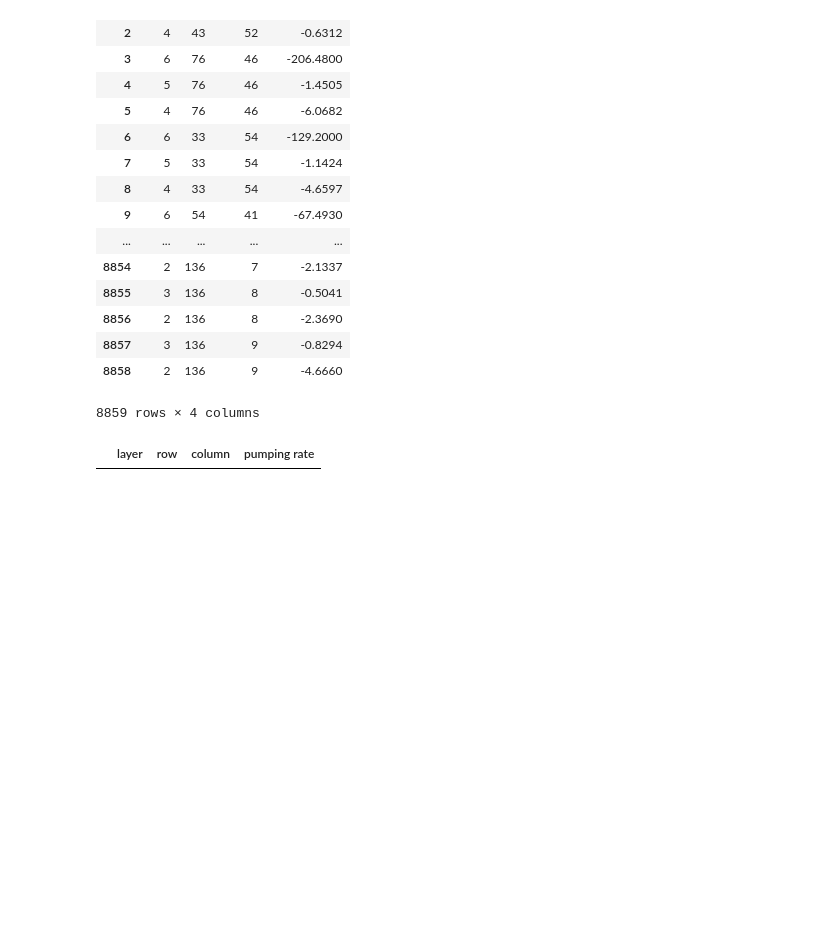
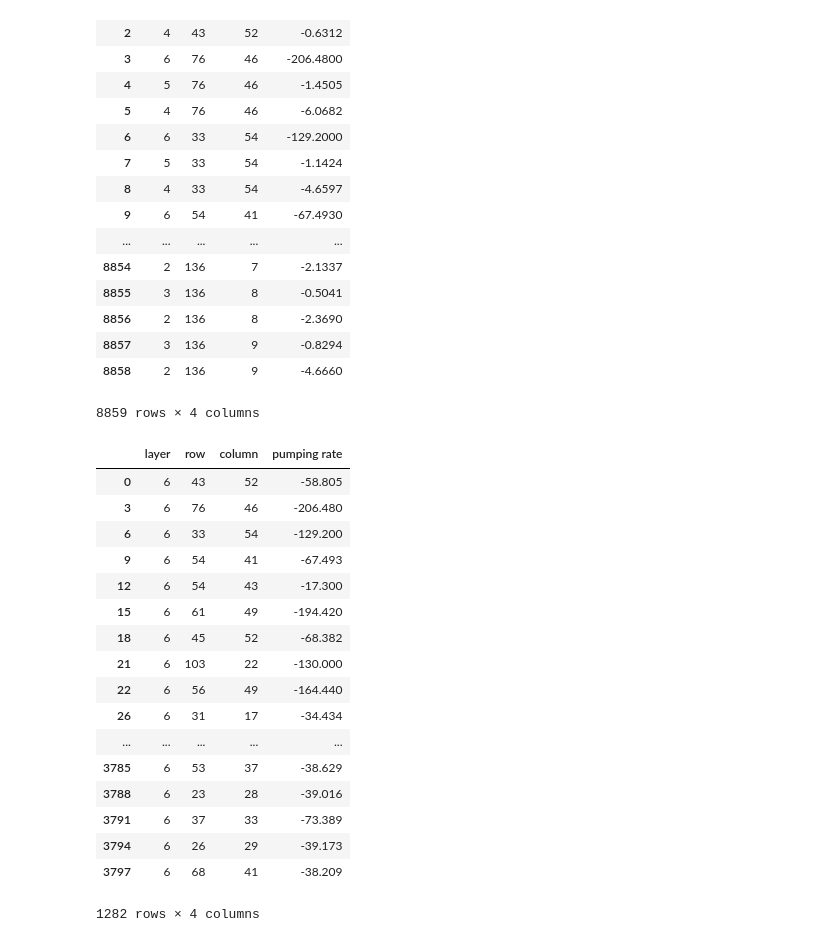
Before and after one commit to inowas/landelino-case-study, a Jupyter notebook: Data analysis.ipynb, the cells around one changed output. Saved outputs shown, nothing was run; the diff lists cells and outputs as text; code cells hidden in the pictures; blank space fills up the shorter version.

```diff
--- a/Data analysis.ipynb
+++ b/Data analysis.ipynb
@@ -128,8 +153,24 @@ well_base
 | 8857 | 3 | 136 | 9 | -0.8294 |
 | 8858 | 2 | 136 | 9 | -4.6660 |
 8859 rows × 4 columns
-# %%
-well_base.loc[well_base['layer'] == 7]
-# Why there is no pumping well in layer 7 from the base model?
-# %% [output]
-|  | layer | row | column | pumping rate |
+# %%
+well_base.loc[well_base['layer'] == 6]
+# %% [output]
+|  | layer | row | column | pumping rate |
+| 0 | 6 | 43 | 52 | -58.805 |
+| 3 | 6 | 76 | 46 | -206.480 |
+| 6 | 6 | 33 | 54 | -129.200 |
+| 9 | 6 | 54 | 41 | -67.493 |
+| 12 | 6 | 54 | 43 | -17.300 |
+| 15 | 6 | 61 | 49 | -194.420 |
+| 18 | 6 | 45 | 52 | -68.382 |
+| 21 | 6 | 103 | 22 | -130.000 |
+| 22 | 6 | 56 | 49 | -164.440 |
+| 26 | 6 | 31 | 17 | -34.434 |
+| ... | ... | ... | ... | ... |
+| 3785 | 6 | 53 | 37 | -38.629 |
+| 3788 | 6 | 23 | 28 | -39.016 |
+| 3791 | 6 | 37 | 33 | -73.389 |
+| 3794 | 6 | 26 | 29 | -39.173 |
+| 3797 | 6 | 68 | 41 | -38.209 |
+1282 rows × 4 columns
```
Also changed, not shown: parts of 5 cells of this notebook, 5 other files.
